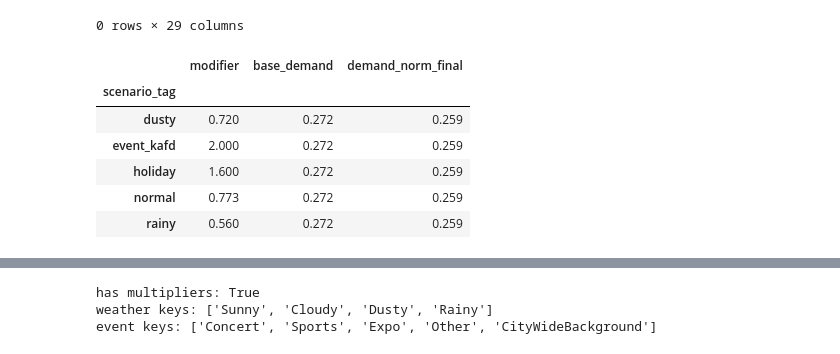
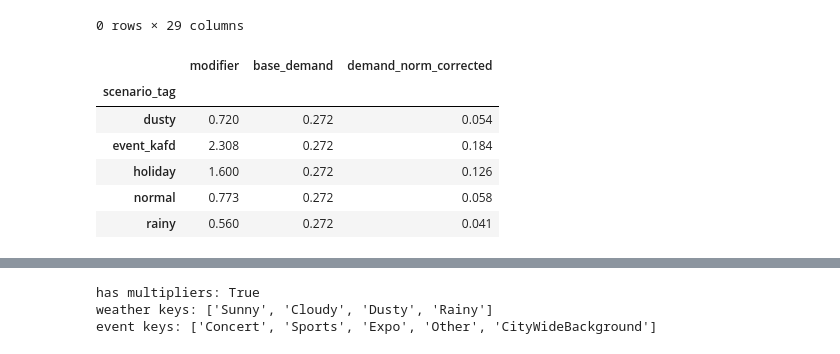
Before and after one commit to Jana-Alrzoog/2025_GP_28, a Jupyter notebook: masar-sim/notebooks/masar_occupancy_week.ipynb, the cells around one changed output, grey strips where cells are left out. Cells and saved outputs as stored; diff of their text form; code cells hidden in the pictures.

```diff
--- a/masar-sim/notebooks/masar_occupancy_week.ipynb
+++ b/masar-sim/notebooks/masar_occupancy_week.ipynb
@@ -321,12 +318,12 @@ week_df[week_df["cabin_passenger_count"] > week_df["cabin_capacity"]].head()
 |  | timestamp | station_id | base_demand | base_demand_norm | modifier | weather_code | special_event_type | ... |
 0 rows × 29 columns
 # %%
-week_df.groupby("scenario_tag")[["modifier","base_demand","demand_norm_final"]].mean().round(3)
+week_df.groupby("scenario_tag")[["modifier", "base_demand", "demand_norm_corrected"]].mean().round(3)
 # %% [output]
-|  | modifier | base_demand | demand_norm_final |
+|  | modifier | base_demand | demand_norm_corrected |
 | scenario_tag |  |  |  |
-| dusty | 0.720 | 0.272 | 0.259 |
-| event_kafd | 2.000 | 0.272 | 0.259 |
-| holiday | 1.600 | 0.272 | 0.259 |
-| normal | 0.773 | 0.272 | 0.259 |
-| rainy | 0.560 | 0.272 | 0.259 |
+| dusty | 0.720 | 0.272 | 0.054 |
+| event_kafd | 2.308 | 0.272 | 0.184 |
+| holiday | 1.600 | 0.272 | 0.126 |
+| normal | 0.773 | 0.272 | 0.058 |
+| rainy | 0.560 | 0.272 | 0.041 |
```
Also changed, not shown: parts of 12 cells of this notebook.
